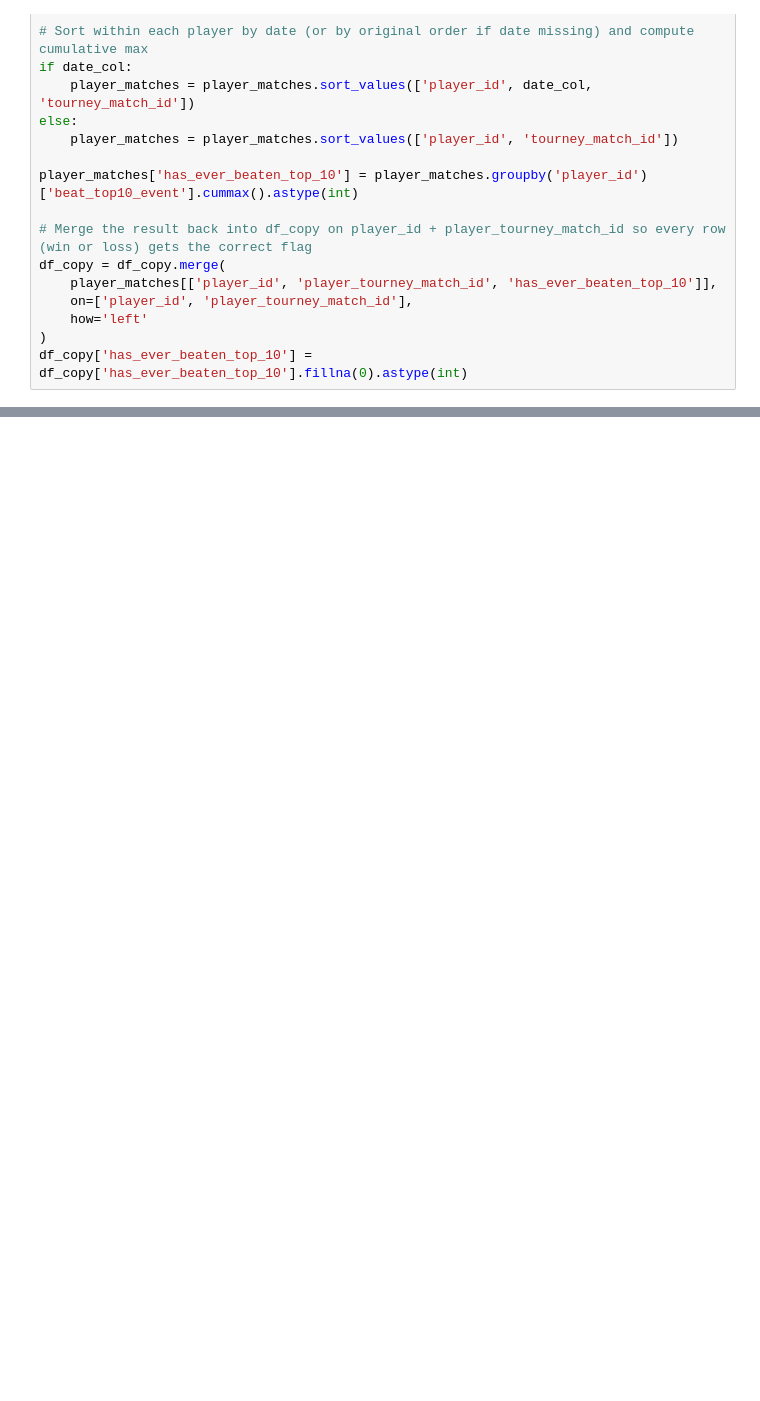
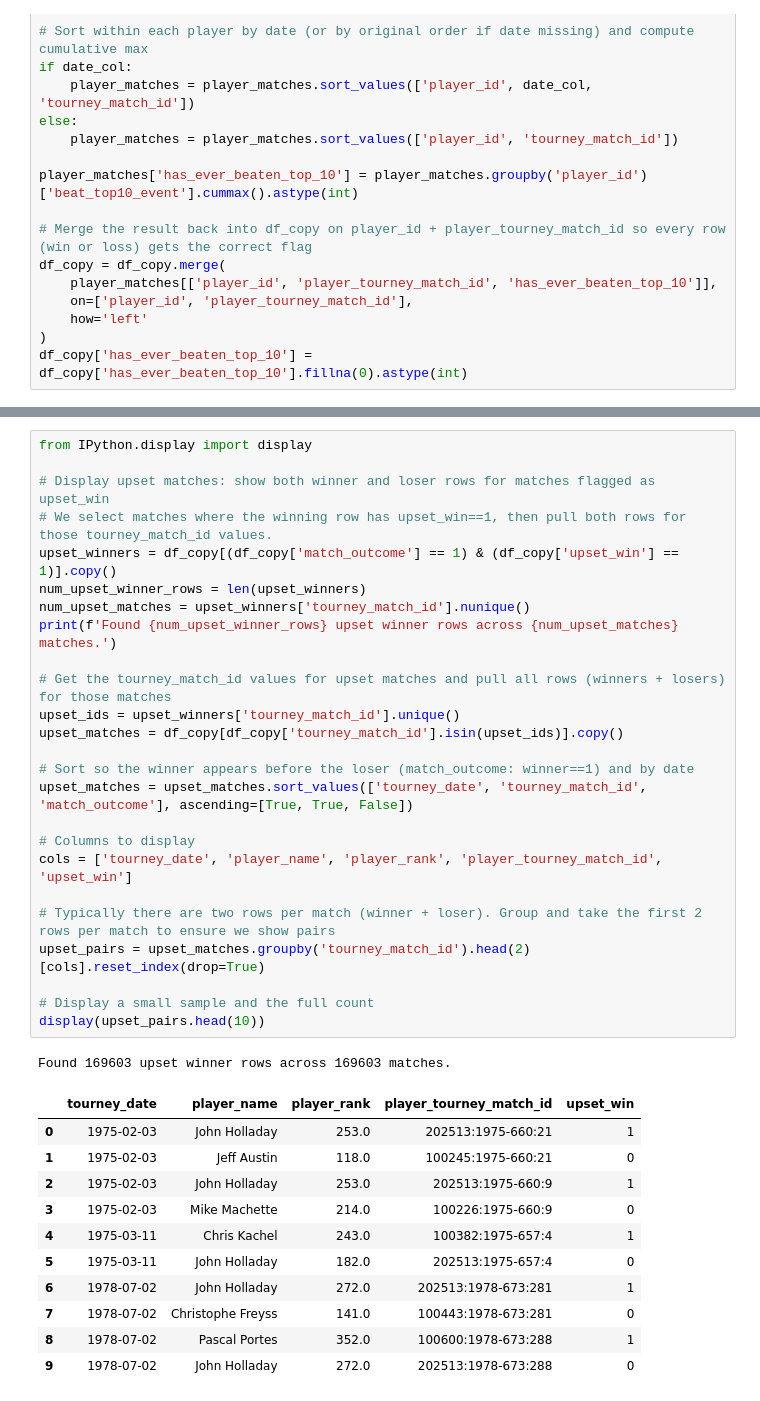
Before and after one commit to GolbertCeitaPages/CMI-DataScience-Project, a Jupyter notebook: player_stats.ipynb, the cells around one changed output, grey strips where cells are left out. Drawn from its saved outputs; the diff is of its cells as text; blank space fills up the shorter version.

```diff
--- a/player_stats.ipynb
+++ b/player_stats.ipynb
@@ -158,3 +184,41 @@ First match where has_ever_beaten_top_10==1:
+# %%
+from IPython.display import display
+
+# Display upset matches: show both winner and loser rows for matches flagged as upset_win
+# We select matches where the winning row has upset_win==1, then pull both rows for those tourney_match_id values.
+upset_winners = df_copy[(df_copy['match_outcome'] == 1) & (df_copy['upset_win'] == 1)].copy()
+num_upset_winner_rows = len(upset_winners)
+num_upset_matches = upset_winners['tourney_match_id'].nunique()
+print(f'Found {num_upset_winner_rows} upset winner rows across {num_upset_matches} matches.')
+
+# Get the tourney_match_id values for upset matches and pull all rows (winners + losers) for those matches
+upset_ids = upset_winners['tourney_match_id'].unique()
+upset_matches = df_copy[df_copy['tourney_match_id'].isin(upset_ids)].copy()
+
+# Sort so the winner appears before the loser (match_outcome: winner==1) and by date
+upset_matches = upset_matches.sort_values(['tourney_date', 'tourney_match_id', 'match_outcome'], ascending=[True, True, False])
+
+# Columns to display
+cols = ['tourney_date', 'player_name', 'player_rank', 'player_tourney_match_id', 'upset_win']
+
+# Typically there are two rows per match (winner + loser). Group and take the first 2 rows per match to ensure we show pairs
+upset_pairs = upset_matches.groupby('tourney_match_id').head(2)[cols].reset_index(drop=True)
+
+# Display a small sample and the full count
+display(upset_pairs.head(10))
+# %% [output]
+Found 169603 upset winner rows across 169603 matches.
+|  | tourney_date | player_name | player_rank | player_tourney_match_id | upset_win |
+| 0 | 1975-02-03 | John Holladay | 253.0 | 202513:1975-660:21 | 1 |
+| 1 | 1975-02-03 | Jeff Austin | 118.0 | 100245:1975-660:21 | 0 |
+| 2 | 1975-02-03 | John Holladay | 253.0 | 202513:1975-660:9 | 1 |
+| 3 | 1975-02-03 | Mike Machette | 214.0 | 100226:1975-660:9 | 0 |
+| 4 | 1975-03-11 | Chris Kachel | 243.0 | 100382:1975-657:4 | 1 |
+| 5 | 1975-03-11 | John Holladay | 182.0 | 202513:1975-657:4 | 0 |
+| 6 | 1978-07-02 | John Holladay | 272.0 | 202513:1978-673:281 | 1 |
+| 7 | 1978-07-02 | Christophe Freyss | 141.0 | 100443:1978-673:281 | 0 |
+| 8 | 1978-07-02 | Pascal Portes | 352.0 | 100600:1978-673:288 | 1 |
+| 9 | 1978-07-02 | John Holladay | 272.0 | 202513:1978-673:288 | 0 |
 # %%
 import seaborn as sns
 import matplotlib.pyplot as plt
```
Also changed, not shown: parts of 5 cells of this notebook.
